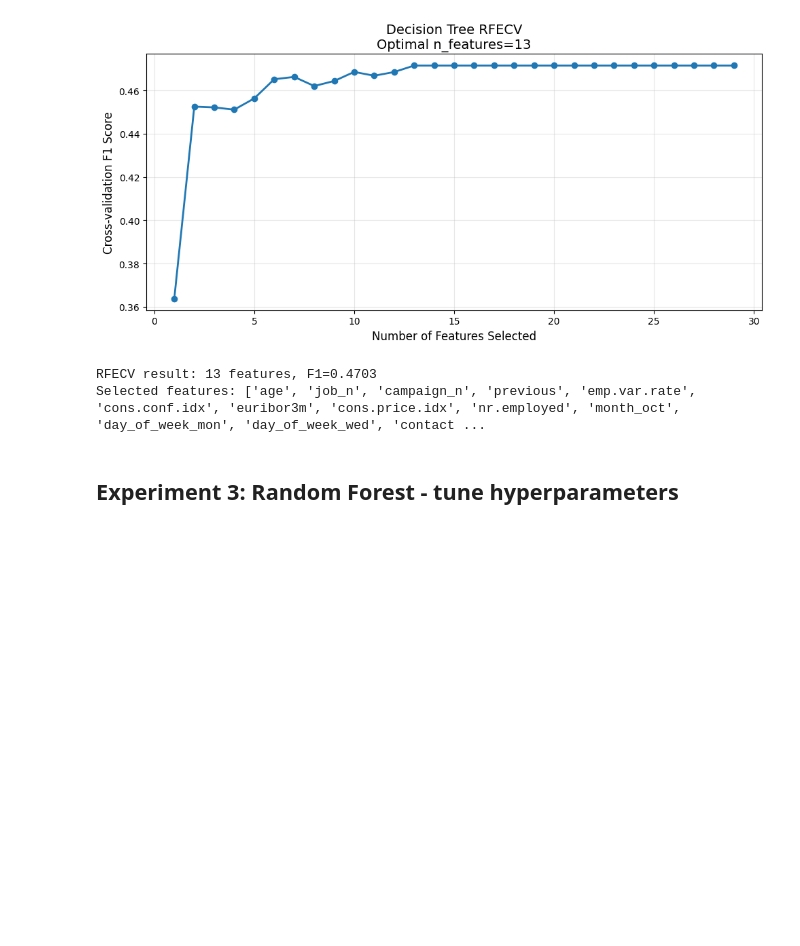
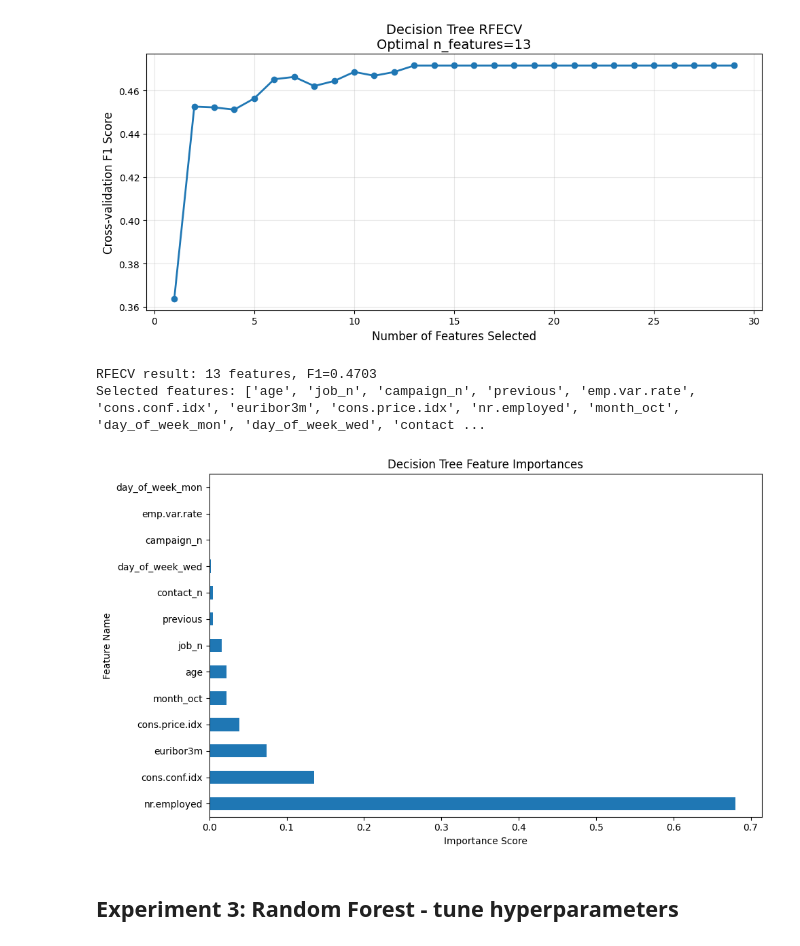
Before and after one commit to yawitzd/DATA622-MachineLearning, a Jupyter notebook: Assignmen2-Experimentation/Assignment 2-V2.ipynb, the cells around one changed output. Saved outputs shown, nothing was run; the diff lists cells and outputs as text; code cells hidden in the pictures; blank space fills up the shorter version.

```diff
--- a/Assignmen2-Experimentation/Assignment 2-V2.ipynb
+++ b/Assignmen2-Experimentation/Assignment 2-V2.ipynb
@@ -446,6 +446,23 @@ print(f"Selected features: {selected_features_rfecv_dt}")
 [figure]
 RFECV result: 13 features, F1=0.4703
 Selected features: ['age', 'job_n', 'campaign_n', 'previous', 'emp.var.rate', 'cons.conf.idx', 'euribor3m', 'cons.price.idx', 'nr.employed', 'month_oct', 'day_of_week_mon', 'day_of_week_wed', 'contact ...
+# %%
+import pandas as pd
+clf = result2['best_estimator']
+
+mdl = clf.named_steps['model']
+feature_importances = pd.Series(mdl.feature_importances_, clf.feature_names_in_)
+sorted_importances = feature_importances.sort_values(ascending=False)
+
+plt.figure(figsize=(10, 6))
+sorted_importances.nlargest(20).plot(kind='barh')
+plt.title('Decision Tree Feature Importances')
+plt.xlabel('Importance Score')
+plt.ylabel('Feature Name')
+plt.tight_layout()
+plt.show()
+# %% [output]
+[figure, added]
 # %% [markdown]
 ## Experiment 3: Random Forest - tune hyperparameters
 # %%
```
Also changed, not shown: parts of 10 cells of this notebook.
